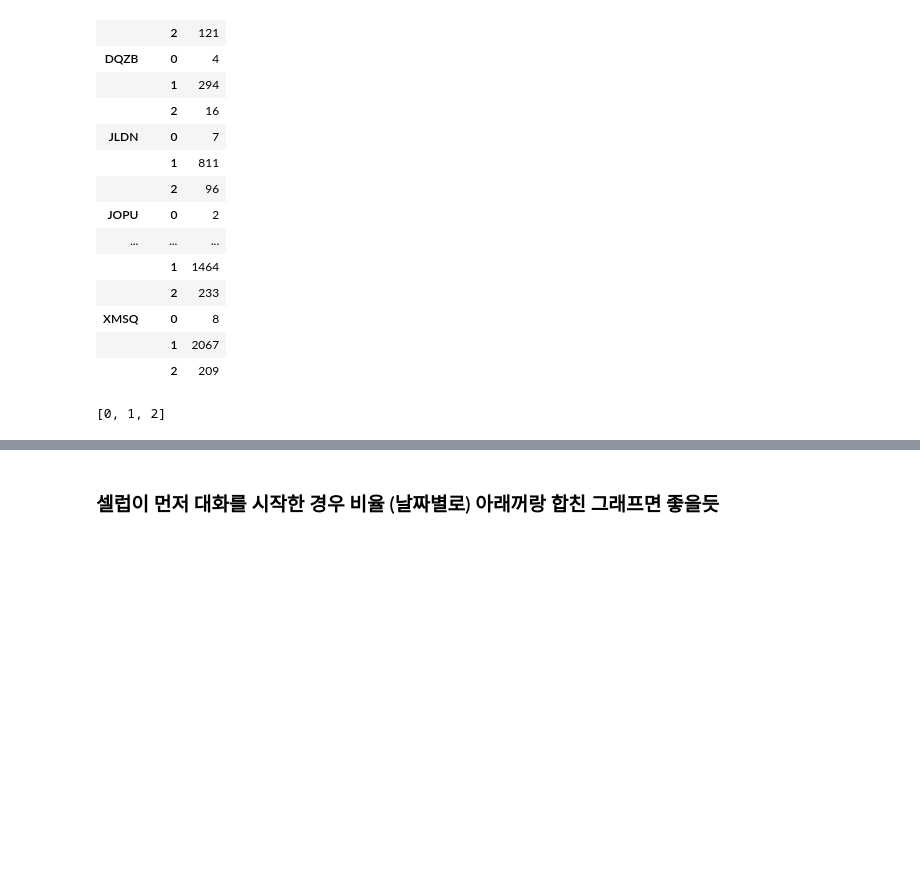
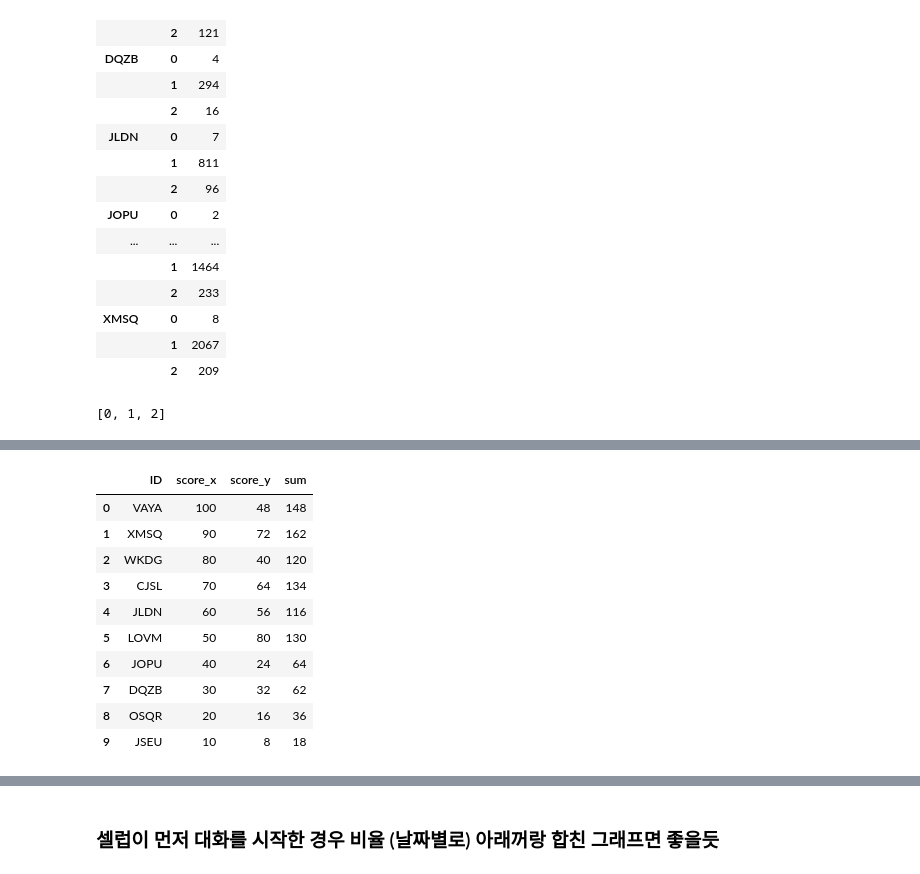
Before and after one commit to ADGGi/CP2, a Jupyter notebook: jh_시각화(작업중).ipynb, the cells around one changed output, grey strips where cells are left out. Cells and saved outputs as stored; diff of their text form; code cells hidden in the pictures; blank space fills up the shorter version.

```diff
--- a/jh_시각화(작업중).ipynb
+++ b/jh_시각화(작업중).ipynb
@@ -310,0 +394,5 @@ data_012
+# %%
+top10_li_1 = pd.DataFrame({'ID':top10_li1,
+                             'score':[100, 90, 80, 70, 60, 50, 40, 30, 20, 10]})
+top10_li_2 = pd.DataFrame({'ID':top10_li2,
+                             'score':[80, 72, 64, 56, 48, 40, 32, 24, 16, 8]})
@@ -310,0 +427,2 @@ data_012
+# %%
+merged_top10 = pd.merge(left = top10_li_1 , right = top10_li_2, how = "outer", on='ID')
@@ -310,0 +444,17 @@ data_012
+# %%
+# 점수 총합
+merged_top10['sum'] = merged_top10['score_x']+merged_top10['score_y']
+# %%
+merged_top10
+# %% [output]
+|  | ID | score_x | score_y | sum |
+| 0 | VAYA | 100 | 48 | 148 |
+| 1 | XMSQ | 90 | 72 | 162 |
+| 2 | WKDG | 80 | 40 | 120 |
+| 3 | CJSL | 70 | 64 | 134 |
+| 4 | JLDN | 60 | 56 | 116 |
+| 5 | LOVM | 50 | 80 | 130 |
+| 6 | JOPU | 40 | 24 | 64 |
+| 7 | DQZB | 30 | 32 | 62 |
+| 8 | OSQR | 20 | 16 | 36 |
+| 9 | JSEU | 10 | 8 | 18 |
```
Also changed, not shown: parts of 25 cells of this notebook.
